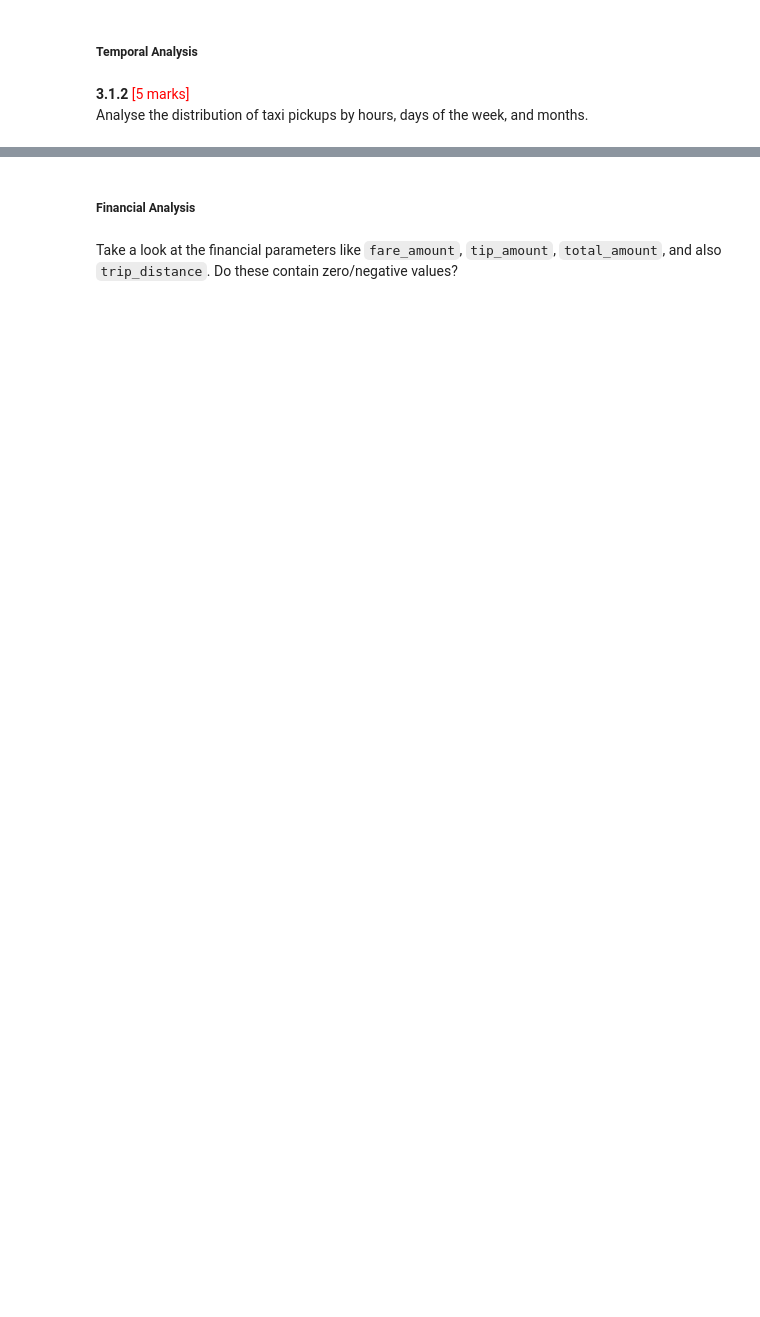
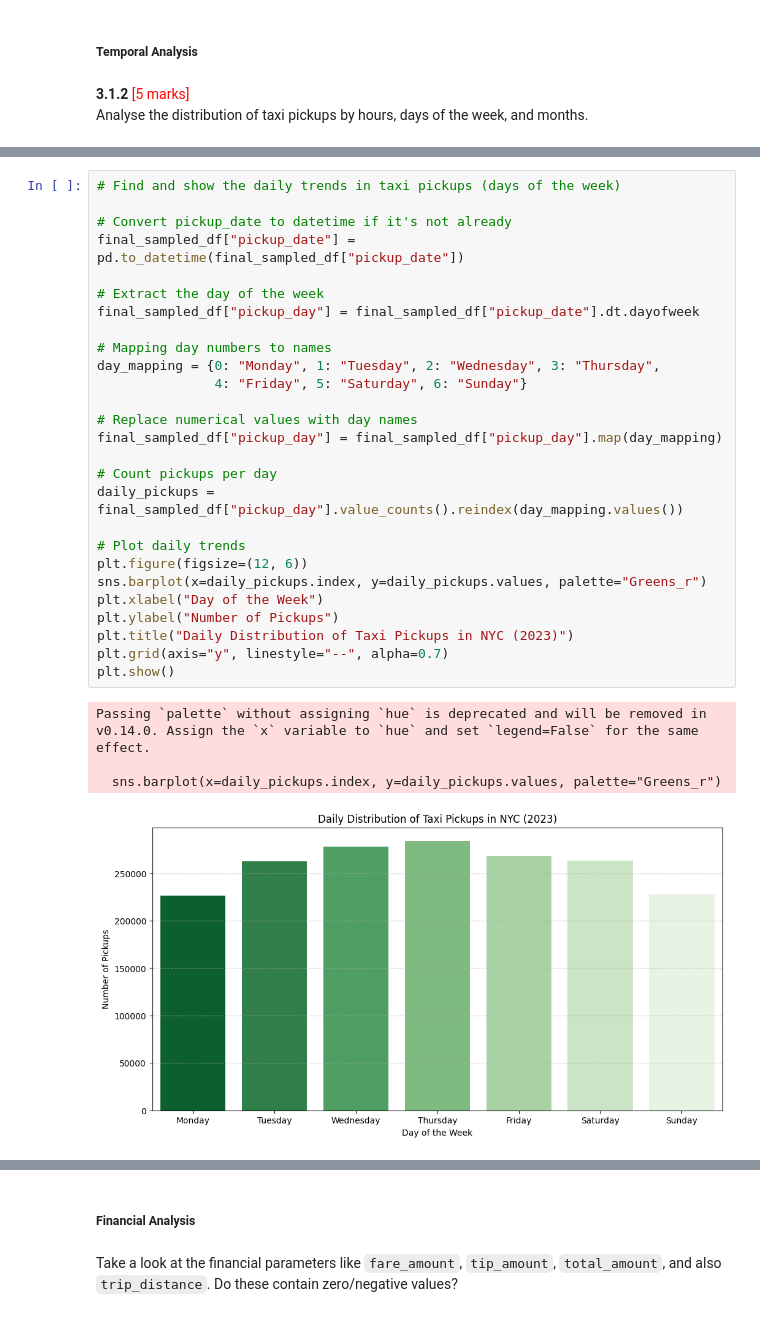
Before and after one commit to arnavxyz/EDA_Optimising_NYC_Taxis_Arnav_Dubey, a Jupyter notebook: EDA_Assg_NYC_Taxi_Starter.ipynb, the cells around one changed output, grey strips where cells are left out. Drawn from its saved outputs; the diff is of its cells as text; blank space fills up the shorter version.

```diff
--- a/EDA_Assg_NYC_Taxi_Starter.ipynb
+++ b/EDA_Assg_NYC_Taxi_Starter.ipynb
@@ -944,0 +992,32 @@ Analyse the distribution of taxi pickups by hours, days of the week, and months.
+# %%
+# Find and show the daily trends in taxi pickups (days of the week)
+
+# Convert pickup_date to datetime if it's not already
+final_sampled_df["pickup_date"] = pd.to_datetime(final_sampled_df["pickup_date"])
+
+# Extract the day of the week
+final_sampled_df["pickup_day"] = final_sampled_df["pickup_date"].dt.dayofweek
+
+# Mapping day numbers to names
+day_mapping = {0: "Monday", 1: "Tuesday", 2: "Wednesday", 3: "Thursday",
+               4: "Friday", 5: "Saturday", 6: "Sunday"}
+
+# Replace numerical values with day names
+final_sampled_df["pickup_day"] = final_sampled_df["pickup_day"].map(day_mapping)
+
+# Count pickups per day
+daily_pickups = final_sampled_df["pickup_day"].value_counts().reindex(day_mapping.values())
+
+# Plot daily trends
+plt.figure(figsize=(12, 6))
+sns.barplot(x=daily_pickups.index, y=daily_pickups.values, palette="Greens_r")
+plt.xlabel("Day of the Week")
+plt.ylabel("Number of Pickups")
+plt.title("Daily Distribution of Taxi Pickups in NYC (2023)")
+plt.grid(axis="y", linestyle="--", alpha=0.7)
+plt.show()
+# %% [output]
+Passing `palette` without assigning `hue` is deprecated and will be removed in v0.14.0. Assign the `x` variable to `hue` and set `legend=False` for the same effect.
+
+  sns.barplot(x=daily_pickups.index, y=daily_pickups.values, palette="Greens_r")
+[figure, added]
```
Also changed, not shown: parts of 59 cells of this notebook.
